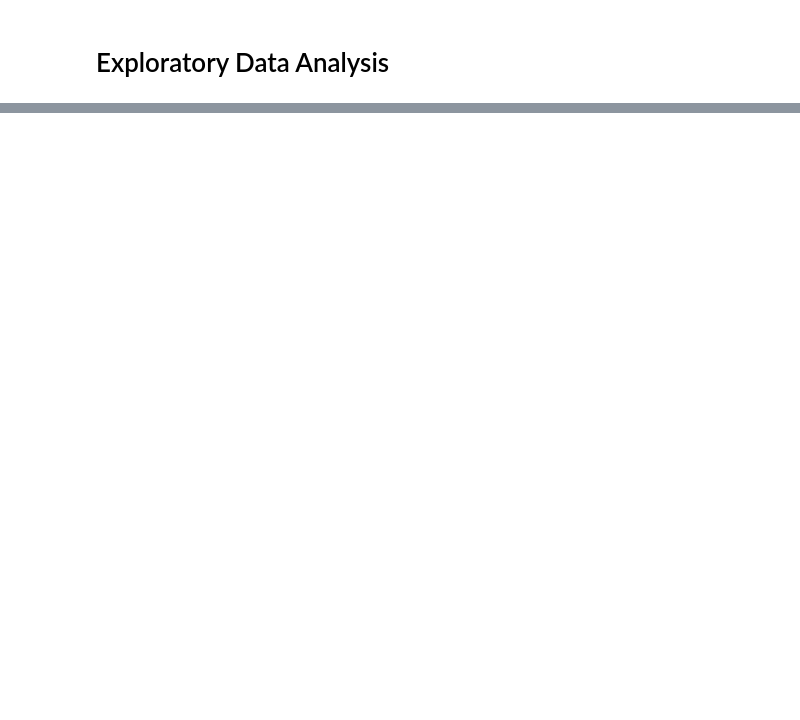
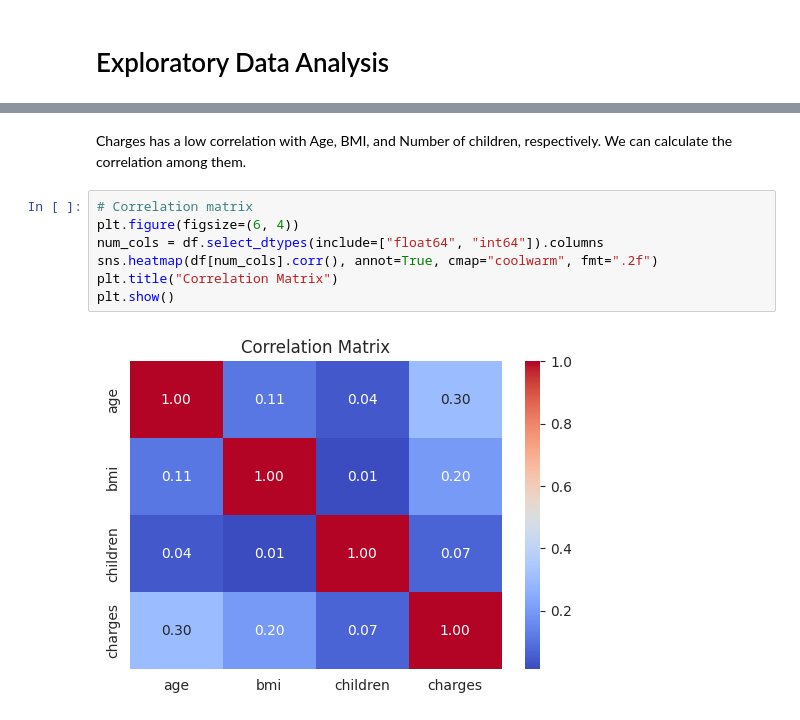
Before and after one commit to Hoale2908/healthcare_insurance, a Jupyter notebook: health-insurance-eda.ipynb, the cells around one changed output, grey strips where cells are left out. Cells and saved outputs as stored; diff of their text form; blank space fills up the shorter version.

```diff
--- a/health-insurance-eda.ipynb
+++ b/health-insurance-eda.ipynb
@@ -124,0 +110,11 @@ plt.show()
+# %% [markdown]
+Charges has a low correlation with Age, BMI, and Number of children, respectively. We can calculate the correlation among them.
+# %%
+# Correlation matrix
+plt.figure(figsize=(6, 4))
+num_cols = df.select_dtypes(include=["float64", "int64"]).columns
+sns.heatmap(df[num_cols].corr(), annot=True, cmap="coolwarm", fmt=".2f")
+plt.title("Correlation Matrix")
+plt.show()
+# %% [output]
+[figure, added]
```
Also changed, not shown: parts of 39 cells of this notebook.
